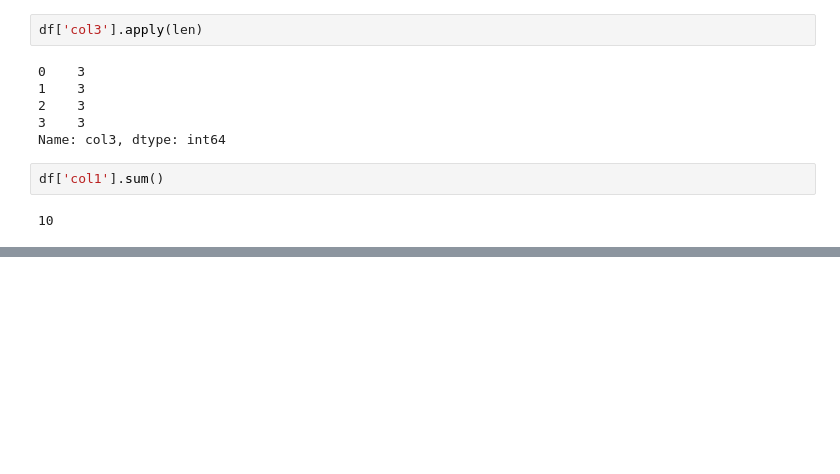
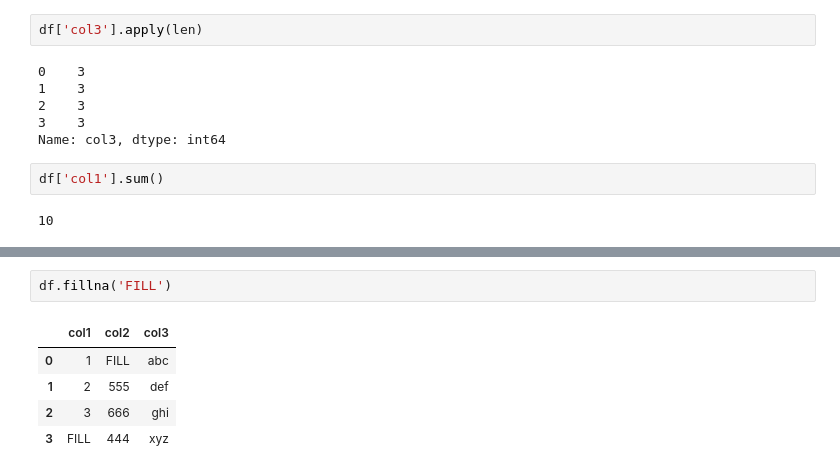
Before and after one commit to PratikBhadane/Python, a Jupyter notebook: Pandas_DataFrame.ipynb, the cells around one changed output, grey strips where cells are left out. Saved outputs shown, nothing was run; the diff lists cells and outputs as text; blank space fills up the shorter version.

```diff
--- a/Pandas_DataFrame.ipynb
+++ b/Pandas_DataFrame.ipynb
@@ -372,0 +436,8 @@ df['col1'].sum()
+# %%
+df.fillna('FILL')
+# %% [output]
+|  | col1 | col2 | col3 |
+| 0 | 1 | FILL | abc |
+| 1 | 2 | 555 | def |
+| 2 | 3 | 666 | ghi |
+| 3 | FILL | 444 | xyz |
```
Also changed, not shown: parts of 12 cells of this notebook.
